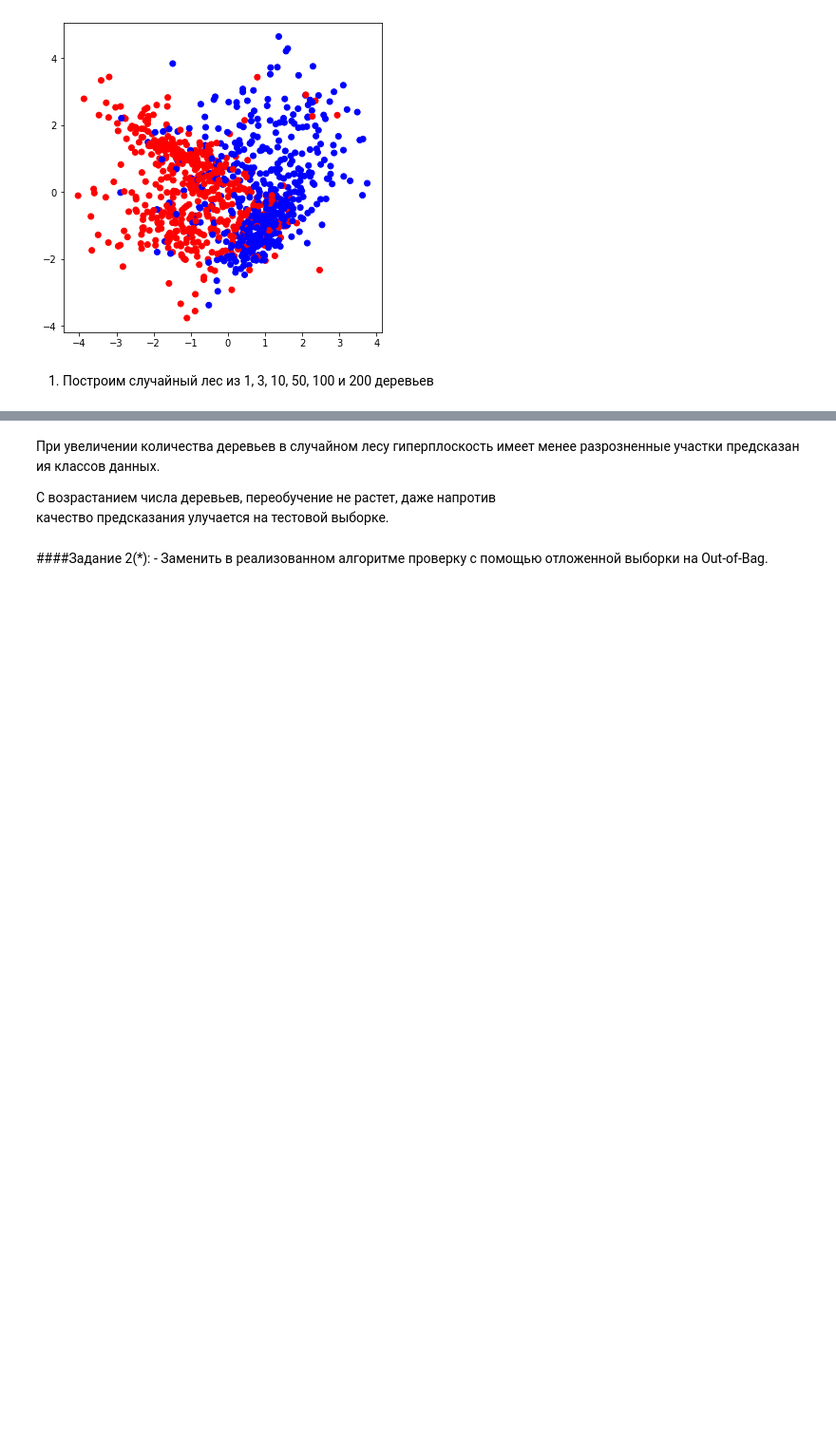
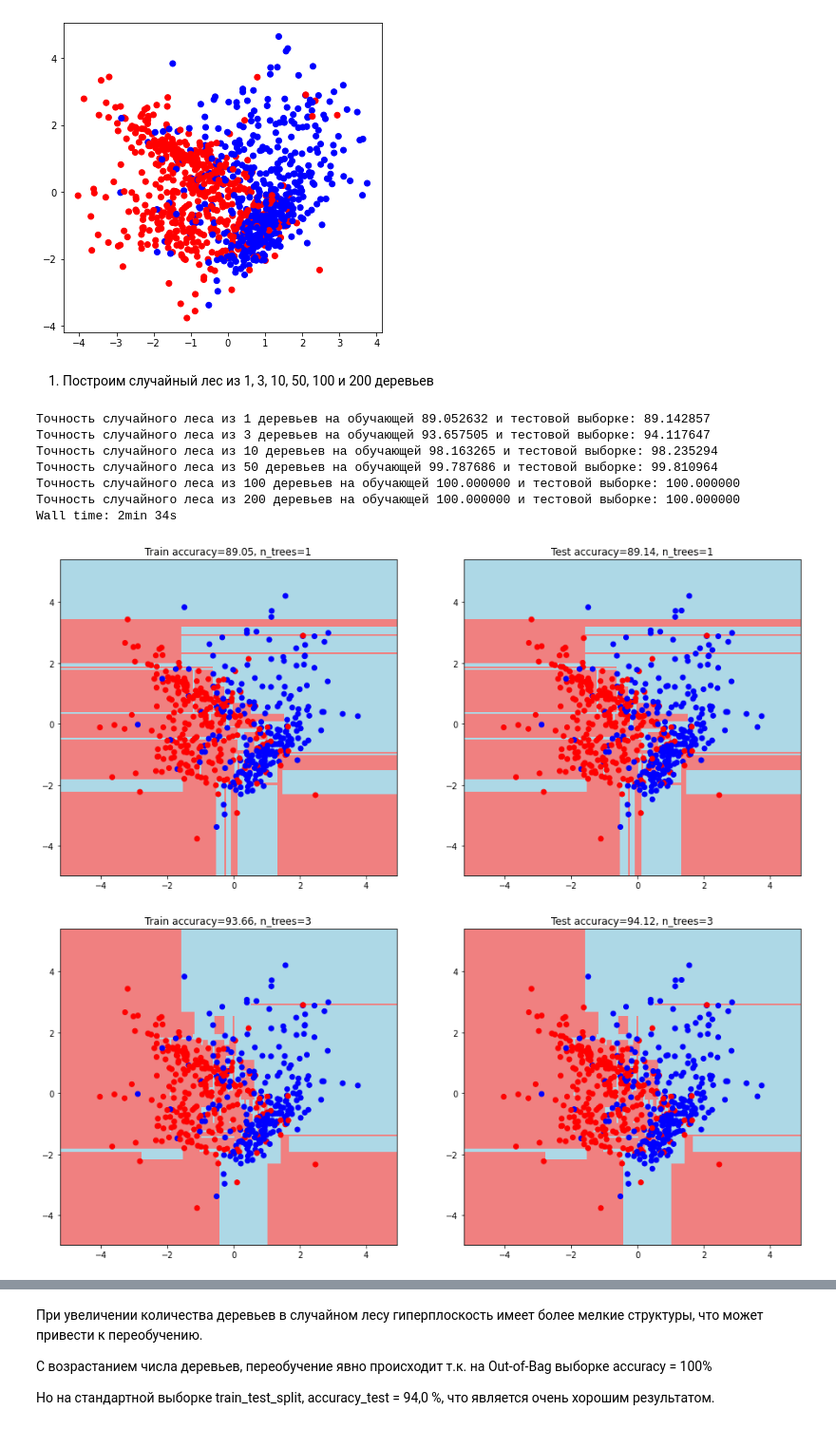
Before and after one commit to StrizhAXE/DataAlgoritm, a Jupyter notebook: Les_5_Algs.ipynb, the cells around one changed output, grey strips where cells are left out. Shown: that part at 95% size. Saved outputs shown, nothing was run; the diff lists cells and outputs as text; code cells hidden in the pictures; blank space fills up the shorter version.

```diff
--- a/Les_5_Algs.ipynb
+++ b/Les_5_Algs.ipynb
@@ -196,14 +223,17 @@ def build_tree(data, labels):
 # %%
 # добавим функцию формирования случайного леса
 
-def random_forest(data, labels, n_trees):
+def random_forest(data, labels, n_trees, test_size):
     forest = []
-    bootstrap = get_bootstrap(data, labels, n_trees)
+    valid_for_test = []
+    bootstrap, bootstrap_test = get_bootstrap(data, labels, n_trees, test_size)
 
     for b_data, b_labels in bootstrap:
         forest.append(build_tree(b_data, b_labels))
+    for t_data, t_labels in bootstrap_test:
+        valid_for_test.append((b_data, b_labels))
 
-    return forest
+    return forest, bootstrap_test
 # %%
 # Функция классификации отдельного объекта
 
@@ -294,14 +316,28 @@ def plot_meshgrid():
     plt.scatter(test_data[:, 0], test_data[:, 1], c = test_labels, cmap = colors)
     plt.title(f'Test accuracy={test_accuracy:.2f}, n_trees={n_trees}')
 # %%
+%%time
 tree_variante = [1, 3, 10, 50, 100, 200]
-# tree_variante = [1, 3]
+# tree_variante = [1, 3, 10]
 
 for n_trees in tree_variante:
-    forest = random_forest(train_data, train_labels, n_trees)
+    forest, bootstrap_test = random_forest(X, y, n_trees, test_size = 0.25)
+    test_data = bootstrap_test[0][0]
+    test_labels = bootstrap_test[0][1]
+
     train_answers = tree_vote(forest, train_data)
     test_answers  = tree_vote(forest, test_data)
     train_accuracy = accuracy_metric(train_labels, train_answers)
     test_accuracy = accuracy_metric(test_labels, test_answers)
-    print(f'Точность случайного леса из {n_trees} деревьев на обучающей {train_accuracy:.3f} и тестовой выборке: {test_accuracy:.3f}')
+    print(f'Точность случайного леса из {n_trees} деревьев на обучающей {train_accuracy:.6f} и тестовой выборке: {test_accuracy:.6f}')
     plot_meshgrid()
+# %% [output]
+Точность случайного леса из 1 деревьев на обучающей 89.052632 и тестовой выборке: 89.142857
+Точность случайного леса из 3 деревьев на обучающей 93.657505 и тестовой выборке: 94.117647
+Точность случайного леса из 10 деревьев на обучающей 98.163265 и тестовой выборке: 98.235294
+Точность случайного леса из 50 деревьев на обучающей 99.787686 и тестовой выборке: 99.810964
+Точность случайного леса из 100 деревьев на обучающей 100.000000 и тестовой выборке: 100.000000
+Точность случайного леса из 200 деревьев на обучающей 100.000000 и тестовой выборке: 100.000000
+Wall time: 2min 34s
+[figure, added]
+[figure, added]
@@ -308,7 +348,6 @@ for n_trees in tree_variante:
-# %% [markdown]
-При увеличении количества деревьев в случайном лесу гиперплоскость имеет менее разрозненные участки предсказания классов данных.
-
-С возрастанием числа деревьев, переобучение не растет, даже напротив качество предсказания улучается на тестовой выборке.
-# %% [markdown]
-####Задание 2(\*):
-    - Заменить в реализованном алгоритме проверку с помощью отложенной выборки на Out-of-Bag.
+# %% [markdown]
+При увеличении количества деревьев в случайном лесу гиперплоскость имеет более мелкие структуры, что может привести к переобучению.
+
+С возрастанием числа деревьев, переобучение явно происходит т.к. на Out-of-Bag выборке accuracy = 100%
+
+Но на стандартной выборке train_test_split, accuracy_test = 94,0 %, что является очень хорошим результатом.
```
Also changed, not shown: parts of 6 cells of this notebook.
